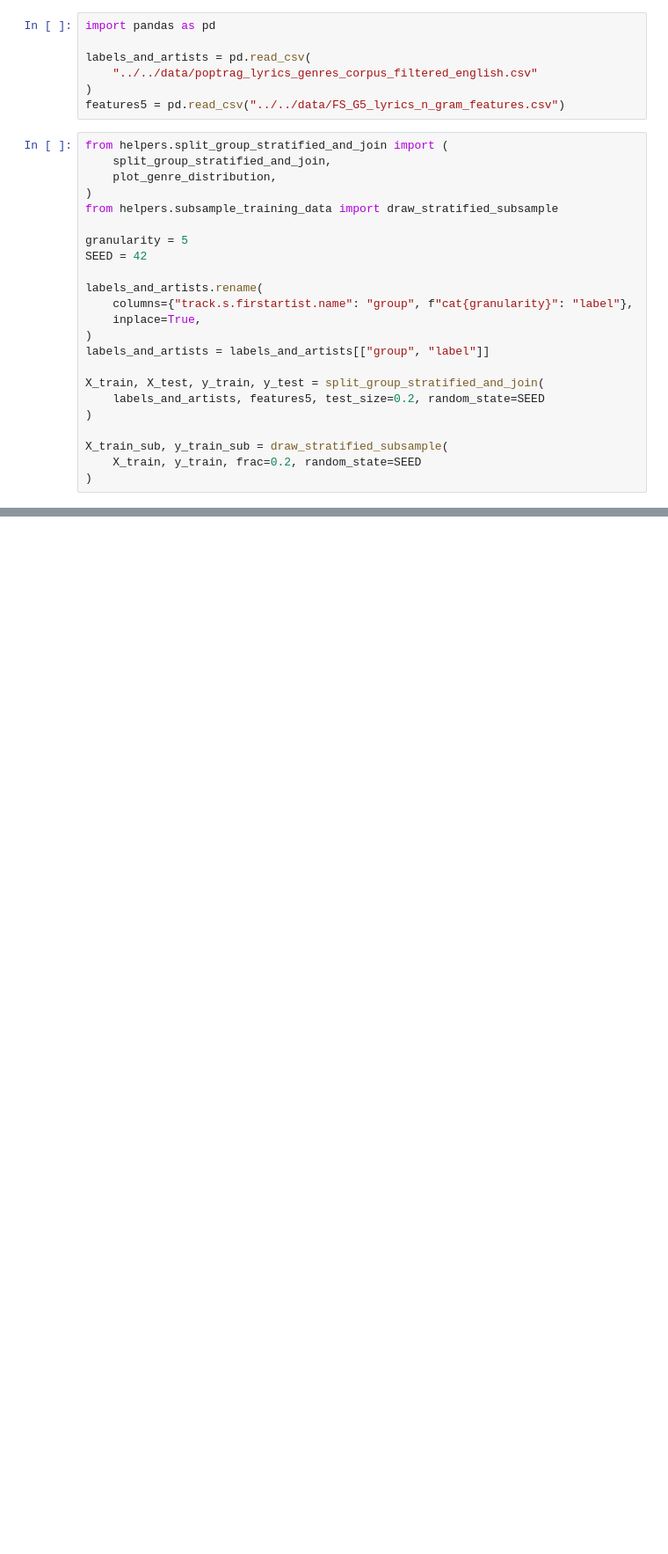
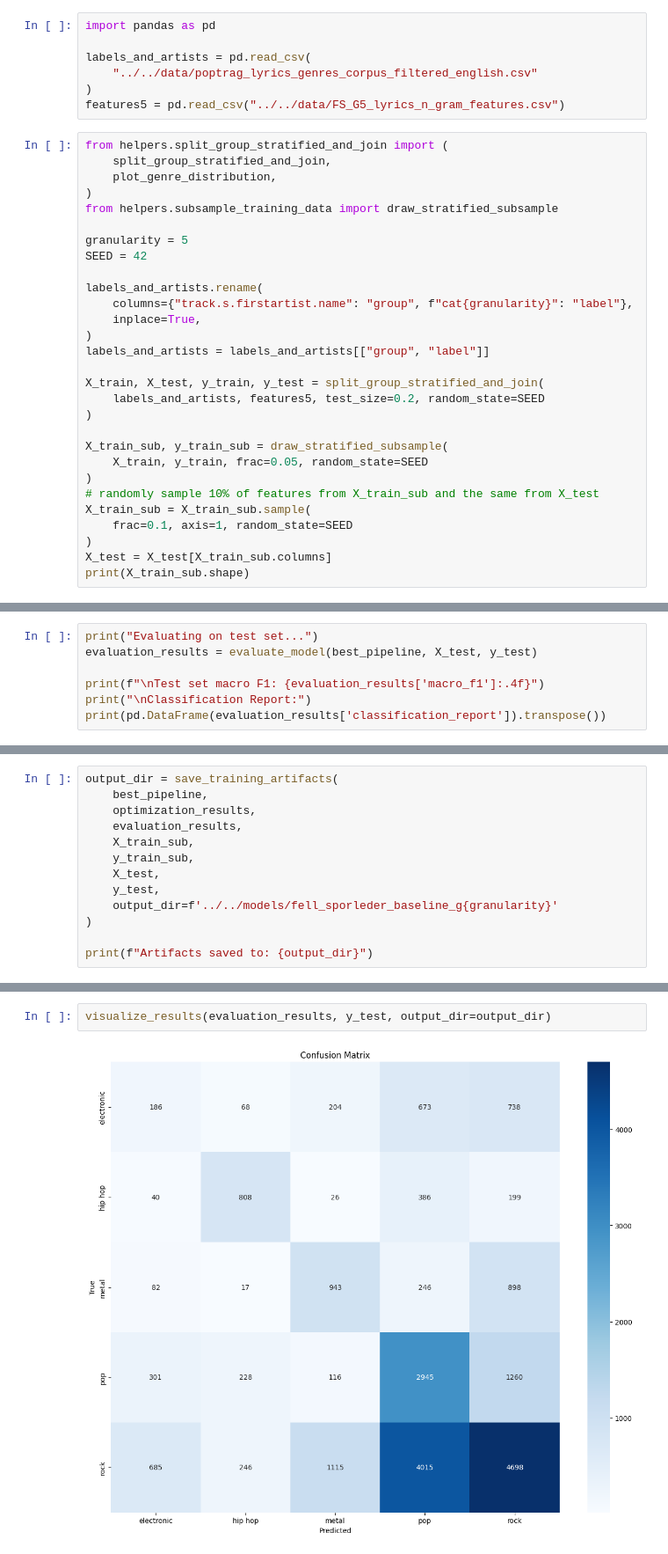
Before and after one commit to markusradke/LyricsGenreRecognition, a Jupyter notebook: notebooks/prototyping/fell_sporleder_2014_replication.ipynb, the cells around one changed output, grey strips where cells are left out. Shown at 88% size. Cells and saved outputs as stored; diff of their text form; blank space fills up the shorter version.

Commit message:
implement bayesian optimization and logistic regression for modeling

```diff
--- a/notebooks/prototyping/fell_sporleder_2014_replication.ipynb
+++ b/notebooks/prototyping/fell_sporleder_2014_replication.ipynb
@@ -65,5 +65,11 @@ X_train, X_test, y_train, y_test = split_group_stratified_and_join(
 )
 
 X_train_sub, y_train_sub = draw_stratified_subsample(
-    X_train, y_train, frac=0.2, random_state=SEED
+    X_train, y_train, frac=0.05, random_state=SEED
 )
+# randomly sample 10% of features from X_train_sub and the same from X_test
+X_train_sub = X_train_sub.sample(
+    frac=0.1, axis=1, random_state=SEED
+)
+X_test = X_test[X_train_sub.columns]
+print(X_train_sub.shape)
@@ -73,0 +136,7 @@ dist = plot_genre_distribution(y_train, y_test)
+# %%
+print("Evaluating on test set...")
+evaluation_results = evaluate_model(best_pipeline, X_test, y_test)
+
+print(f"\nTest set macro F1: {evaluation_results['macro_f1']:.4f}")
+print("\nClassification Report:")
+print(pd.DataFrame(evaluation_results['classification_report']).transpose())
@@ -73,0 +158,13 @@ dist = plot_genre_distribution(y_train, y_test)
+# %%
+output_dir = save_training_artifacts(
+    best_pipeline,
+    optimization_results,
+    evaluation_results,
+    X_train_sub,
+    y_train_sub,
+    X_test,
+    y_test,
+    output_dir=f'../../models/fell_sporleder_baseline_g{granularity}'
+)
+
+print(f"Artifacts saved to: {output_dir}")
@@ -73,0 +173,4 @@ dist = plot_genre_distribution(y_train, y_test)
+# %%
+visualize_results(evaluation_results, y_test, output_dir=output_dir)
+# %% [output]
+[figure, added]
```
Also changed, not shown: parts of 9 cells of this notebook, 6 other files.
